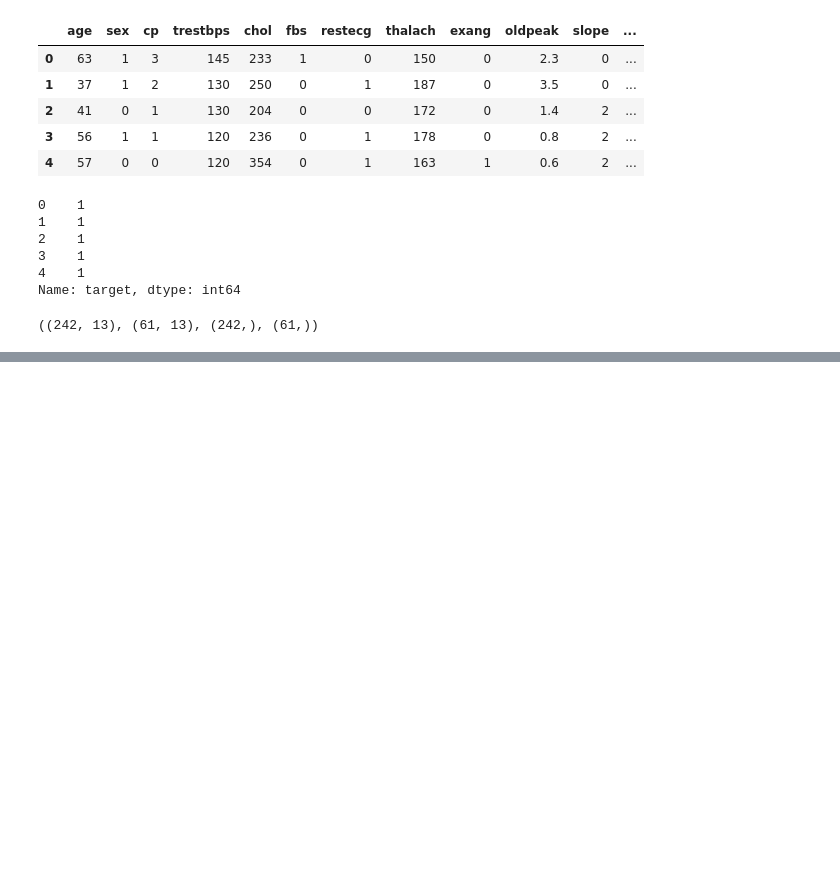
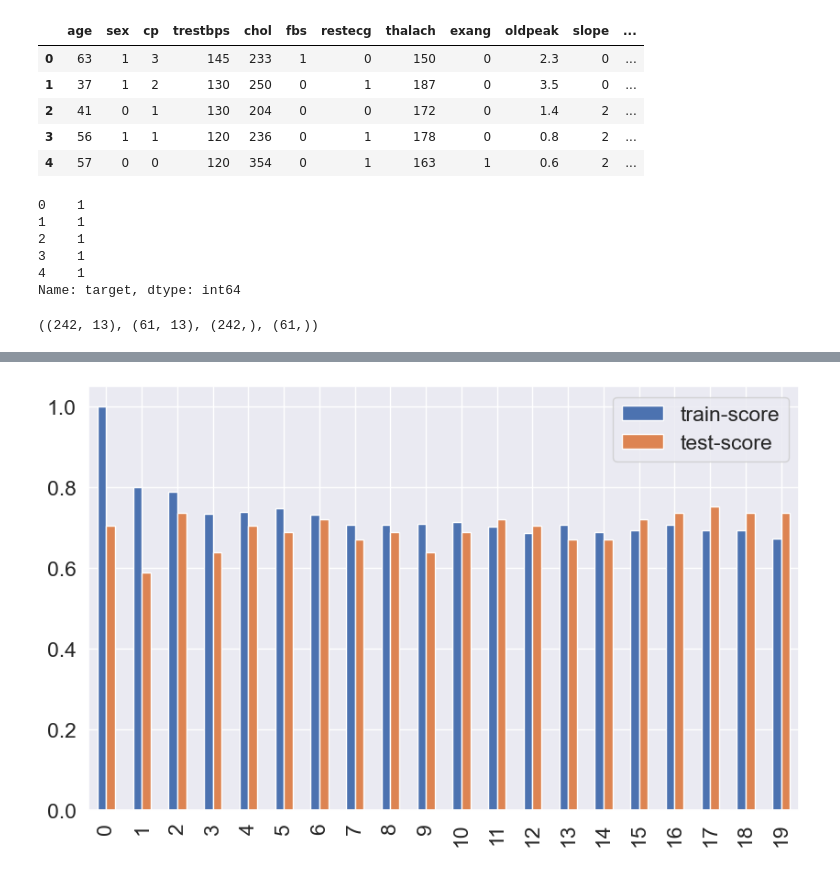
Before and after one commit to NithiinR/Heart_Disease_Prediction, a Jupyter notebook: Heart_Disease_Classifcation.ipynb, the cells around one changed output, grey strips where cells are left out. Saved outputs shown, nothing was run; the diff lists cells and outputs as text; code cells hidden in the pictures; blank space fills up the shorter version.

```diff
--- a/Heart_Disease_Classifcation.ipynb
+++ b/Heart_Disease_Classifcation.ipynb
@@ -332,0 +403,26 @@ x_train.shape, x_test.shape, y_train.shape, y_test.shape
+# %%
+# Let's tune KNN
+train_scores = []
+test_scores = []
+
+# create a list of different values for n_neighbors
+neighbors = range(1,21)
+
+# setup KNN instance
+knn = KNeighborsClassifier()
+
+# Loop through different n_neighbors
+for i in neighbors:
+    knn.set_params(n_neighbors= i)
+
+    # Fit the algorithm
+    knn.fit(x_train, y_train)
+
+    # Update the training  and test scores list
+    train_scores.append(knn.score(x_train,y_train))
+    test_scores.append(knn.score(x_test, y_test))
+
+df = pd.DataFrame([train_scores, test_scores], index= ['train-score', 'test-score'])
+df.T.plot(kind = "bar", figsize = (10,6));
+# %% [output]
+[figure, added]
```
Also changed, not shown: parts of 48 cells of this notebook.
